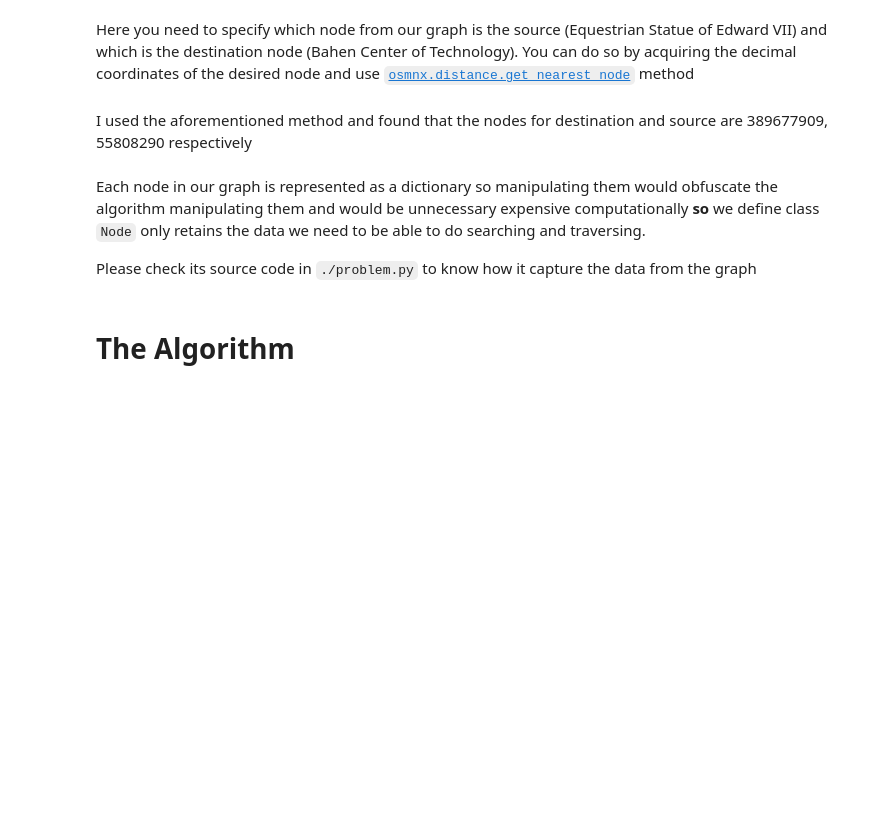
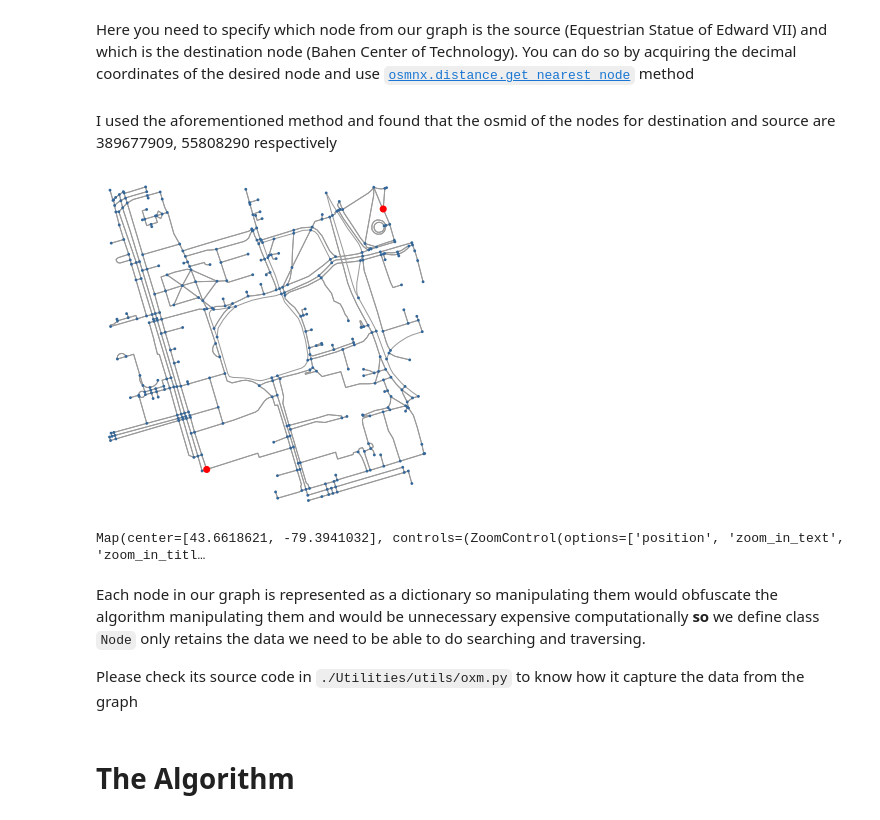
Before and after one commit to Dr-AlaaKhamis/Graph-Search-Algorithms, a Jupyter notebook: breadth_first_search.ipynb, the cells around one changed output. Drawn from its saved outputs; the diff is of its cells as text; code cells hidden in the pictures; blank space fills up the shorter version.

````diff
--- a/breadth_first_search.ipynb
+++ b/breadth_first_search.ipynb
@@ -59,17 +52,25 @@ IFrame(filepath, width=600, height=500)
 # %% [markdown]
 Here you need to specify which node from our graph is the source (Equestrian Statue of Edward VII) and which is the destination node (Bahen Center of Technology). You can do so by acquiring the decimal coordinates of the desired node and use [```osmnx.distance.get_nearest_node```](https://osmnx.readthedocs.io/en/stable/osmnx.html#osmnx.distance.get_nearest_node) method
 # %% [markdown]
-I used the aforementioned method and found that the nodes for destination and source are 389677909, 55808290 respectively
+I used the aforementioned method and found that the osmid of the nodes for destination and source are 389677909, 55808290 respectively
 # %%
+highlighted = [389677909, 55808290]
+
 # marking both the source and destination node
 
-nc = ['r' if node == 389677909 or node == 55808290 else '#336699' for node in G.nodes()]
-ns = [50 if node == 389677909 or node == 55808290 else 8 for node in G.nodes()]
+nc = ['r' if node in highlighted else '#336699' for node in G.nodes()]
+ns = [50 if node in highlighted else 8 for node in G.nodes()]
 fig, ax = ox.plot_graph(G, node_size=ns, node_color=nc, node_zorder=2)
+# %% [output]
+[figure, added]
+# %%
+draw_map(G, highlight = highlighted)
+# %% [output]
+Map(center=[43.6618621, -79.3941032], controls=(ZoomControl(options=['position', 'zoom_in_text', 'zoom_in_titl…
 # %% [markdown]
 Each node in our graph is represented as a dictionary so manipulating them would obfuscate the algorithm manipulating them and would be unnecessary expensive computationally <b>so</b> we define class ```Node``` only retains the data we need to be able to do searching and traversing.
 
-Please check its source code in ```./problem.py``` to know how it capture the data from the graph
+Please check its source code in ```./Utilities/utils/oxm.py``` to know how it capture the data from the graph
 # %%
 %%capture
 source(Node)
````
Also changed, not shown: parts of 32 cells of this notebook, 3 other files.
